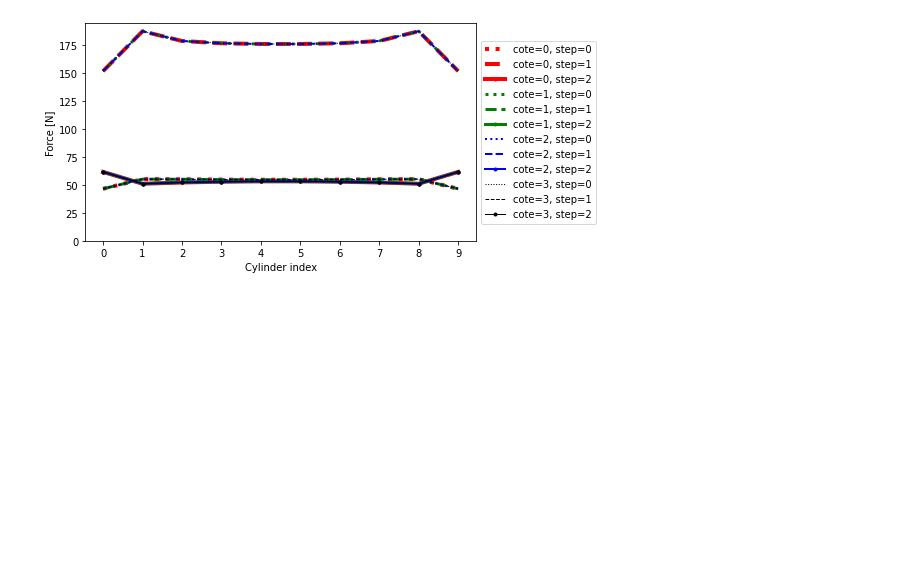
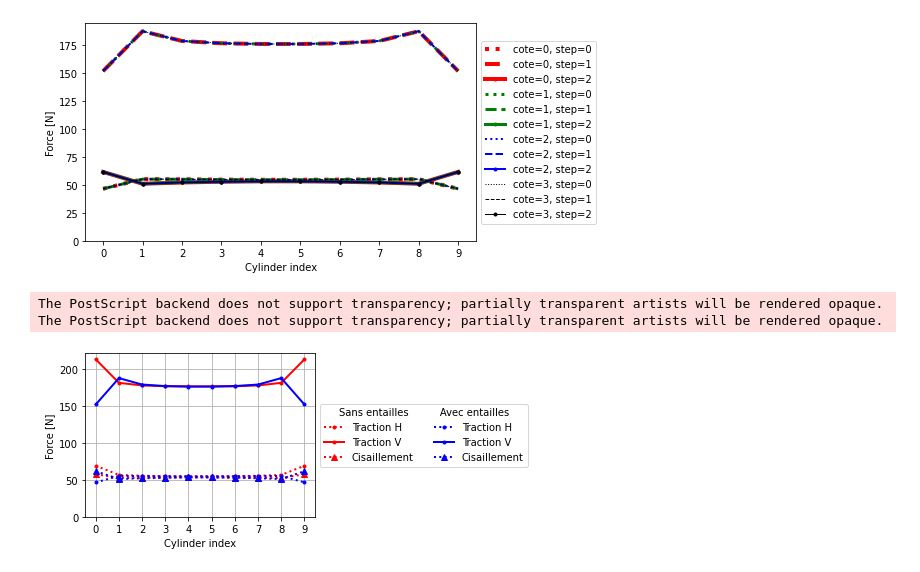
Before and after one commit to h06e/abakubc, a Jupyter notebook: utilities/monolithic_study.ipynb, the cells around one changed output. Cells and saved outputs as stored; diff of their text form; code cells hidden in the pictures; blank space fills up the shorter version.

```diff
--- a/utilities/monolithic_study.ipynb
+++ b/utilities/monolithic_study.ipynb
@@ -556,3 +556,52 @@ plot_forces(data['mono_2D_CC_2'])
 # %% [output]
 [figure]
 [figure]
+# %%
+
+# ! QUE POUR LES CALCULS LIN
+
+def get_norm(x, y) -> float:
+    return sqrt(x**2+y**2)
+
+def plot_forces(test,color=None):
+    time_step, extracted_disp_and_force = test.get_forces()
+    rf = extracted_disp_and_force['TBC']
+
+    rf_norm = np.zeros((4, 10, 3))
+    for cote in range(4):
+        for cyl in range(10):
+            if len(rf[cote*12*4+cyl*12]) != 0:
+                rf_norm[cote, cyl, :] = np.array([get_norm(rf[cote*12*10+cyl*12][1], rf[cote*12*10+cyl*12+1][1]),
+                                        get_norm(rf[cote*12*10+cyl*12][2], rf[cote*12*10+cyl*12+1][2]),
+                                        get_norm(rf[cote*12*10+cyl*12][3], rf[cote*12*10+cyl*12+1][3])])
+
+    if not color:
+        color=['r', 'g', 'b', 'k']
+        cc_status='Sans entaille'
+    else:
+        cc_status='Avec entaille'
+    style=['.:', '.-', '^:']
+    chgmt=['Traction H','Traction V', 'Cisaillement']
+    for cote in range(1):
+        for step in range(3):
+            plt.plot(range(10), rf_norm[cote, :, step], color[cote]+style[step], lw=2-cote, label=f'{chgmt[step]}')
+    plt.xlabel('Cylinder index')
+    plt.ylabel('Force [N]')
+    plt.xticks(range(10))
+    plt.ylim(bottom=0)
+
+
+
+
+plt.figure(figsize=(7,3))
+plot_forces(data['mono_2D_CC_1'])
+plot_forces(data['mono_2D_CC_2'], color=['b'])
+plt.grid()
+plt.legend()
+plt.legend(loc='center left', bbox_to_anchor=(1, 0.5), ncol=2, title='Sans entailles'+' '*10+'Avec entailles')
+plt.tight_layout()
+plt.savefig('images/force_CC.eps')
+# %% [output]
+The PostScript backend does not support transparency; partially transparent artists will be rendered opaque.
+The PostScript backend does not support transparency; partially transparent artists will be rendered opaque.
+[figure, added]
```
Also changed, not shown: parts of 2 cells of this notebook, 18 other files.
